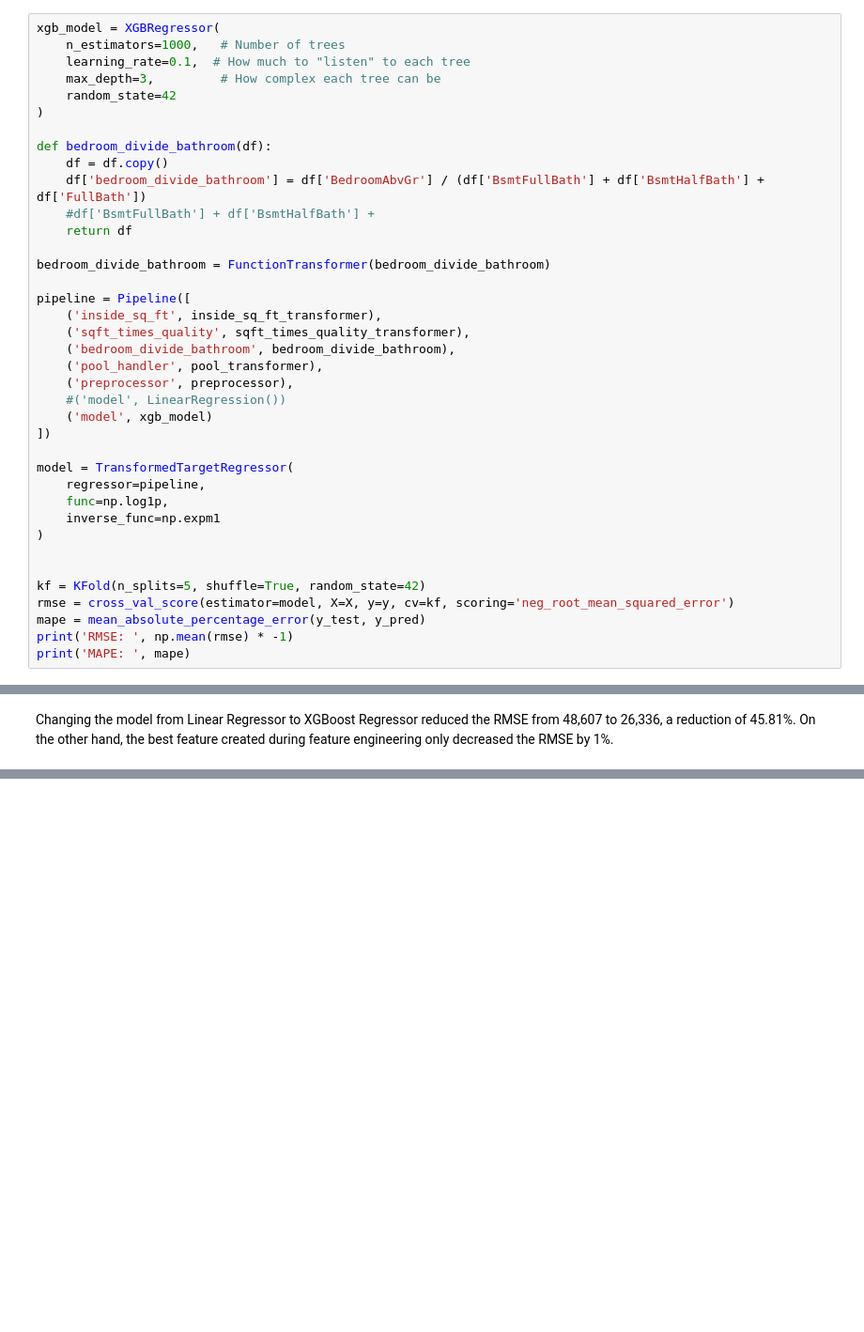
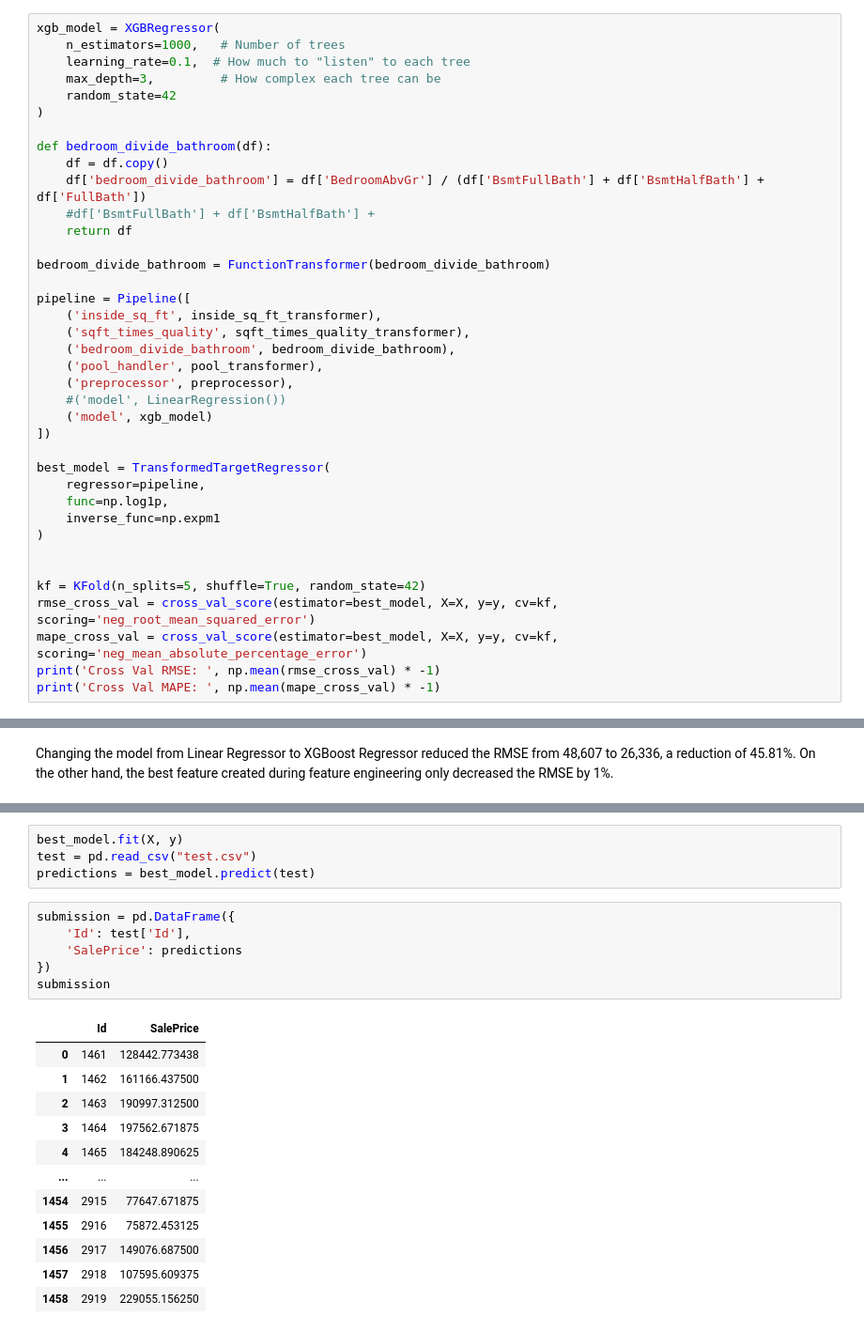
Before and after one commit to samuelchu90/house_prices, a Jupyter notebook: house_prices_feature_eng3.ipynb, the cells around one changed output, grey strips where cells are left out. Shown at 94% size. Drawn from its saved outputs; the diff is of its cells as text; blank space fills up the shorter version.

```diff
--- a/house_prices_feature_eng3.ipynb
+++ b/house_prices_feature_eng3.ipynb
@@ -876,7 +833,7 @@ pipeline = Pipeline([
     ('model', xgb_model)
 ])
 
-model = TransformedTargetRegressor(
+best_model = TransformedTargetRegressor(
     regressor=pipeline,
     func=np.log1p,
     inverse_func=np.expm1
@@ -884,8 +841,8 @@ model = TransformedTargetRegressor(
 
 
 kf = KFold(n_splits=5, shuffle=True, random_state=42)
-rmse = cross_val_score(estimator=model, X=X, y=y, cv=kf, scoring='neg_root_mean_squared_error')
-mape = mean_absolute_percentage_error(y_test, y_pred)
-print('RMSE: ', np.mean(rmse) * -1)
-print('MAPE: ', mape)
+rmse_cross_val = cross_val_score(estimator=best_model, X=X, y=y, cv=kf, scoring='neg_root_mean_squared_error')
+mape_cross_val = cross_val_score(estimator=best_model, X=X, y=y, cv=kf, scoring='neg_mean_absolute_percentage_error')
+print('Cross Val RMSE: ', np.mean(rmse_cross_val) * -1)
+print('Cross Val MAPE: ', np.mean(mape_cross_val) * -1)
 # %% [output]
@@ -917,0 +954,23 @@ RMSE Results for Various Models + Feature Engineering over 5 Fold CV
+# %%
+best_model.fit(X, y)
+test = pd.read_csv("test.csv")
+predictions = best_model.predict(test)
+# %%
+submission = pd.DataFrame({
+    'Id': test['Id'],
+    'SalePrice': predictions
+})
+submission
+# %% [output]
+|  | Id | SalePrice |
+| 0 | 1461 | 128442.773438 |
+| 1 | 1462 | 161166.437500 |
+| 2 | 1463 | 190997.312500 |
+| 3 | 1464 | 197562.671875 |
+| 4 | 1465 | 184248.890625 |
+| ... | ... | ... |
+| 1454 | 2915 | 77647.671875 |
+| 1455 | 2916 | 75872.453125 |
+| 1456 | 2917 | 149076.687500 |
+| 1457 | 2918 | 107595.609375 |
+| 1458 | 2919 | 229055.156250 |
```
Also changed, not shown: parts of 56 cells of this notebook.
